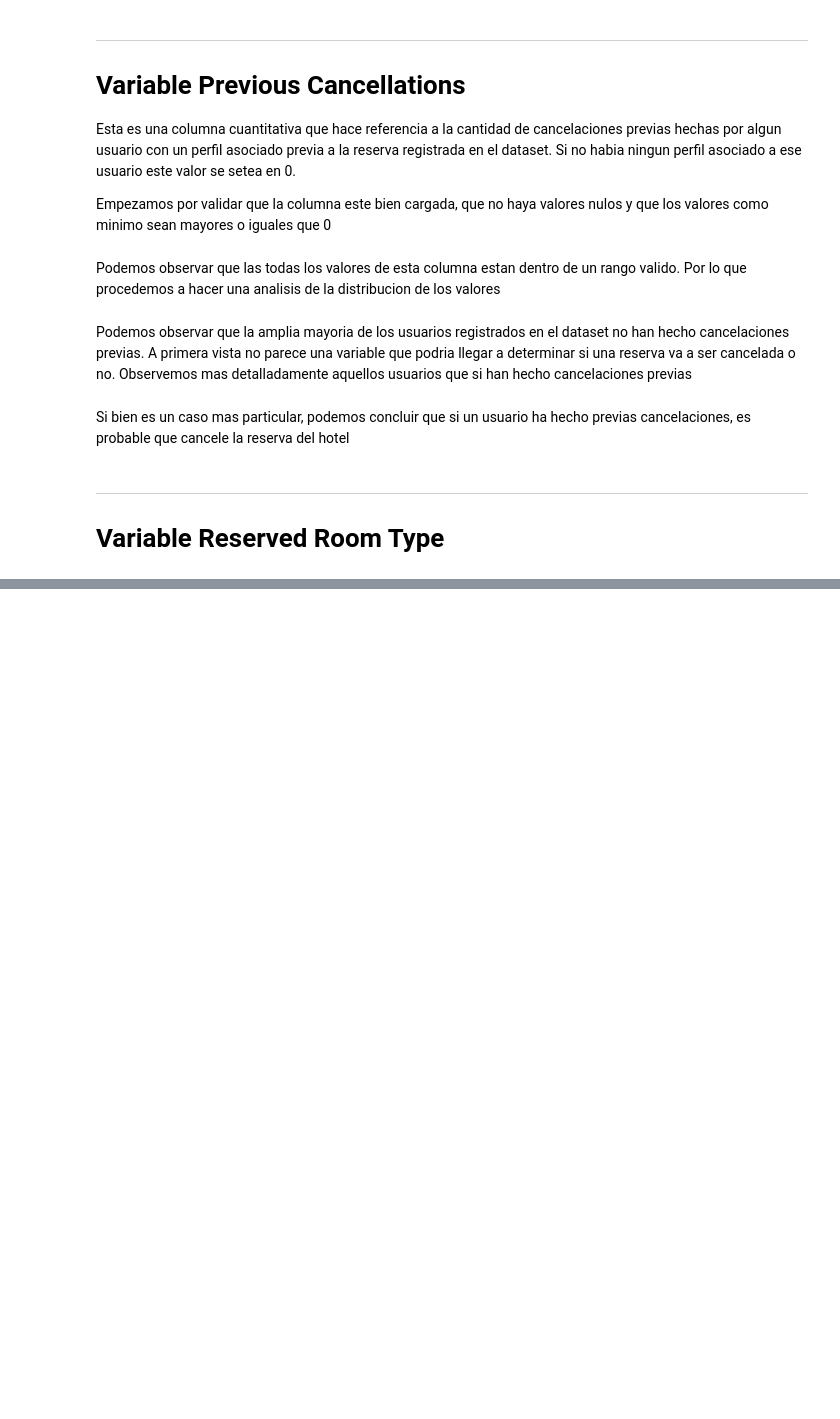
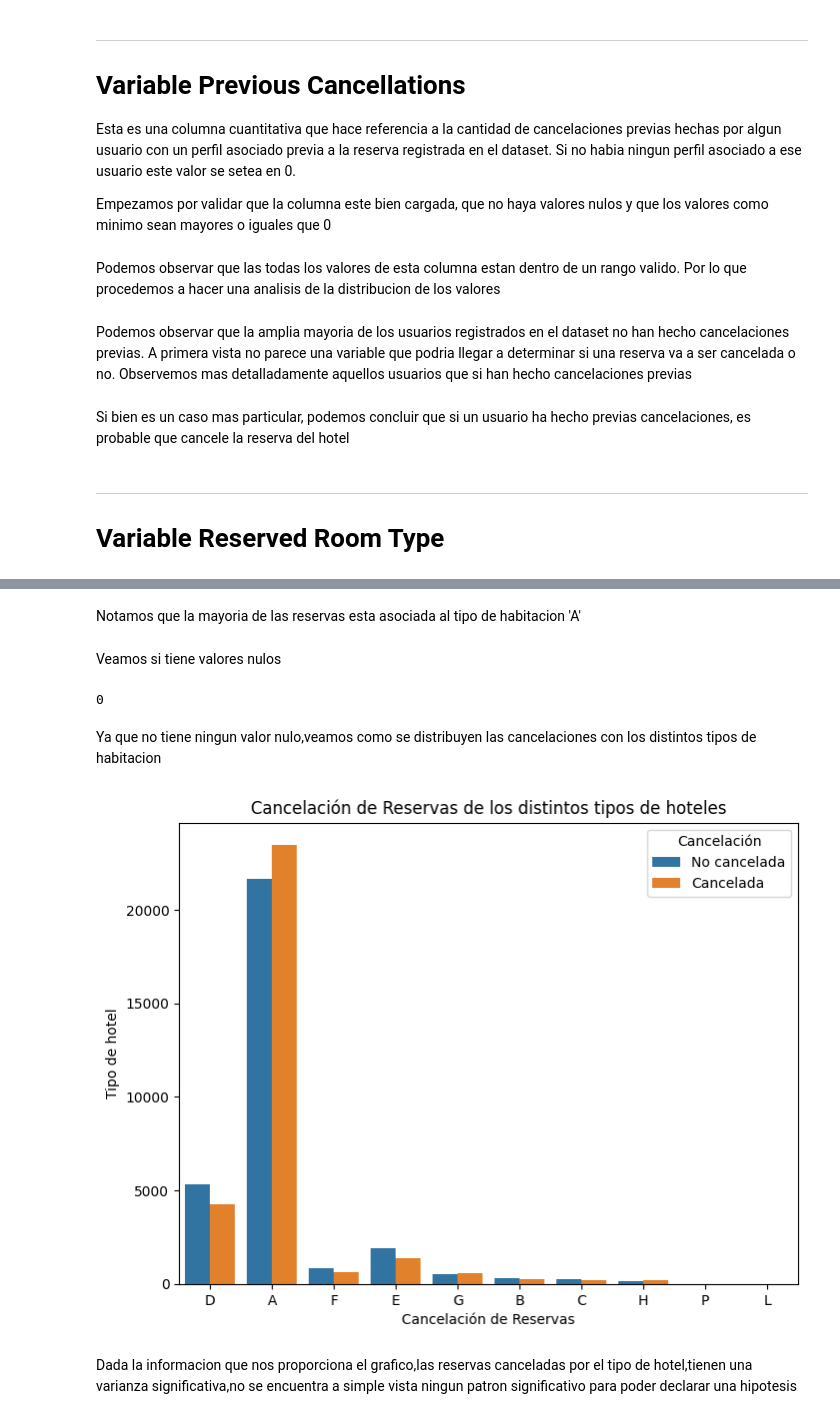
Before and after one commit to juanignaciogiacobbe/7506R-2C2023-GRUPO15, a Jupyter notebook: 7506R_TP1_GRUPO15_CHP1_ENTREGA.ipynb, the cells around one changed output, grey strips where cells are left out. Cells and saved outputs as stored; diff of their text form; code cells hidden in the pictures; blank space fills up the shorter version.

Commit message:
Variable Resserved room type

```diff
--- a/7506R_TP1_GRUPO15_CHP1_ENTREGA.ipynb
+++ b/7506R_TP1_GRUPO15_CHP1_ENTREGA.ipynb
@@ -2277,0 +2296,22 @@ Si bien es un caso mas particular, podemos concluir que si un usuario ha hecho p
+# %% [markdown]
+Notamos que la mayoria de las reservas esta asociada al tipo de habitacion 'A'
+# %% [markdown]
+Veamos si tiene valores nulos
+# %%
+columna_reserved_room_type.isna().sum()
+# %% [output]
+0
+# %% [markdown]
+Ya que no tiene ningun valor nulo,veamos como se distribuyen las cancelaciones con los distintos tipos de habitacion
+# %%
+plt.figure(figsize=(8, 6))
+sns.countplot(data=ds_hoteles_train, x='reserved_room_type' , hue= 'is_canceled')
+plt.xlabel('Cancelación de Reservas')
+plt.ylabel('Tipo de hotel')
+plt.title('Cancelación de Reservas de los distintos tipos de hoteles')
+plt.legend(title='Cancelación', labels=['No cancelada', 'Cancelada'])
+plt.show()
+# %% [output]
+[figure, added]
+# %% [markdown]
+Dada la informacion que nos proporciona el grafico,las reservas canceladas por el tipo de hotel,tienen una varianza significativa,no se encuentra a simple vista ningun patron significativo para poder declarar una hipotesis
```
Also changed, not shown: parts of 2 cells of this notebook.
